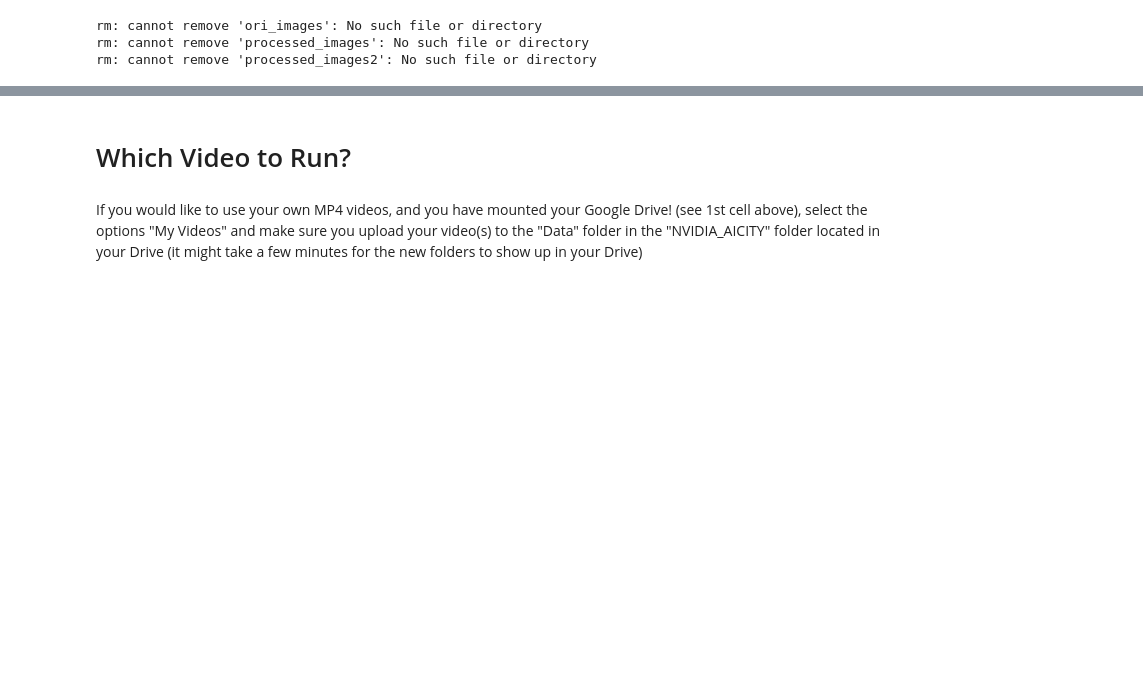
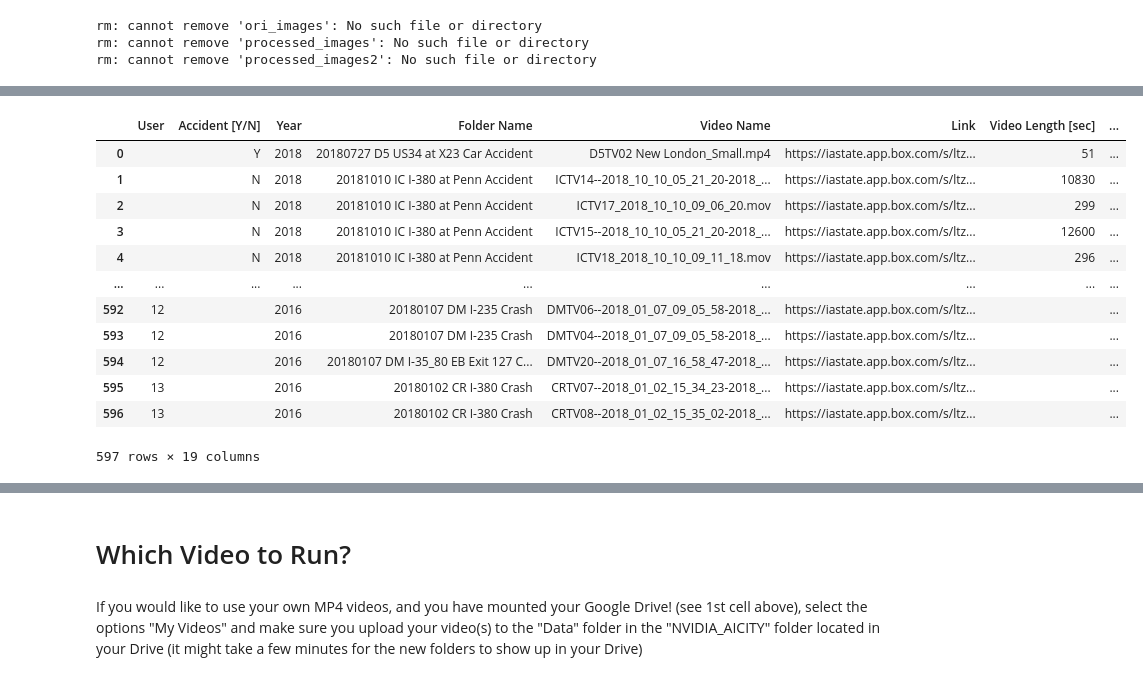
Before and after one commit to Mandroide/Traffic_Accident_Detection, a Jupyter notebook: Anomaly_Detection_Models/Fast_Unsupervised_Anomaly_Detection_Traffic_Videos_Implementation.ipynb, the cells around one changed output, grey strips where cells are left out. Cells and saved outputs as stored; diff of their text form; code cells hidden in the pictures; blank space fills up the shorter version.

```diff
--- a/Anomaly_Detection_Models/Fast_Unsupervised_Anomaly_Detection_Traffic_Videos_Implementation.ipynb
+++ b/Anomaly_Detection_Models/Fast_Unsupervised_Anomaly_Detection_Traffic_Videos_Implementation.ipynb
@@ -96,0 +171,20 @@ rm: cannot remove 'processed_images2': No such file or directory
+# %%
+#@title Worksheet 2018
+worksheet = spreadsheet.worksheet("2018")
+# get_all_values gives a list of rows.
+#rows = worksheet.get_all_values()
+df[2018] = pd.DataFrame(worksheet.get_all_records())
+# %% [output]
+|  | User | Accident [Y/N] | Year | Folder Name | Video Name | Link | Video Length [sec] | ... |
+| 0 |  | Y | 2018 | 20180727 D5 US34 at X23 Car Accident | D5TV02 New London_Small.mp4 | https://iastate.app.box.com/s/ltz... | 51 | ... |
+| 1 |  | N | 2018 | 20181010 IC I-380 at Penn Accident | ICTV14--2018_10_10_05_21_20-2018_... | https://iastate.app.box.com/s/ltz... | 10830 | ... |
+| 2 |  | N | 2018 | 20181010 IC I-380 at Penn Accident | ICTV17_2018_10_10_09_06_20.mov | https://iastate.app.box.com/s/ltz... | 299 | ... |
+| 3 |  | N | 2018 | 20181010 IC I-380 at Penn Accident | ICTV15--2018_10_10_05_21_20-2018_... | https://iastate.app.box.com/s/ltz... | 12600 | ... |
+| 4 |  | N | 2018 | 20181010 IC I-380 at Penn Accident | ICTV18_2018_10_10_09_11_18.mov | https://iastate.app.box.com/s/ltz... | 296 | ... |
+| ... | ... | ... | ... | ... | ... | ... | ... | ... |
+| 592 | 12 |  | 2016 | 20180107 DM I-235 Crash | DMTV06--2018_01_07_09_05_58-2018_... | https://iastate.app.box.com/s/ltz... |  | ... |
+| 593 | 12 |  | 2016 | 20180107 DM I-235 Crash | DMTV04--2018_01_07_09_05_58-2018_... | https://iastate.app.box.com/s/ltz... |  | ... |
+| 594 | 12 |  | 2016 | 20180107 DM I-35_80 EB Exit 127 C... | DMTV20--2018_01_07_16_58_47-2018_... | https://iastate.app.box.com/s/ltz... |  | ... |
+| 595 | 13 |  | 2016 | 20180102 CR I-380 Crash | CRTV07--2018_01_02_15_34_23-2018_... | https://iastate.app.box.com/s/ltz... |  | ... |
+| 596 | 13 |  | 2016 | 20180102 CR I-380 Crash | CRTV08--2018_01_02_15_35_02-2018_... | https://iastate.app.box.com/s/ltz... |  | ... |
+597 rows × 19 columns
```
Also changed, not shown: parts of 37 cells of this notebook.
